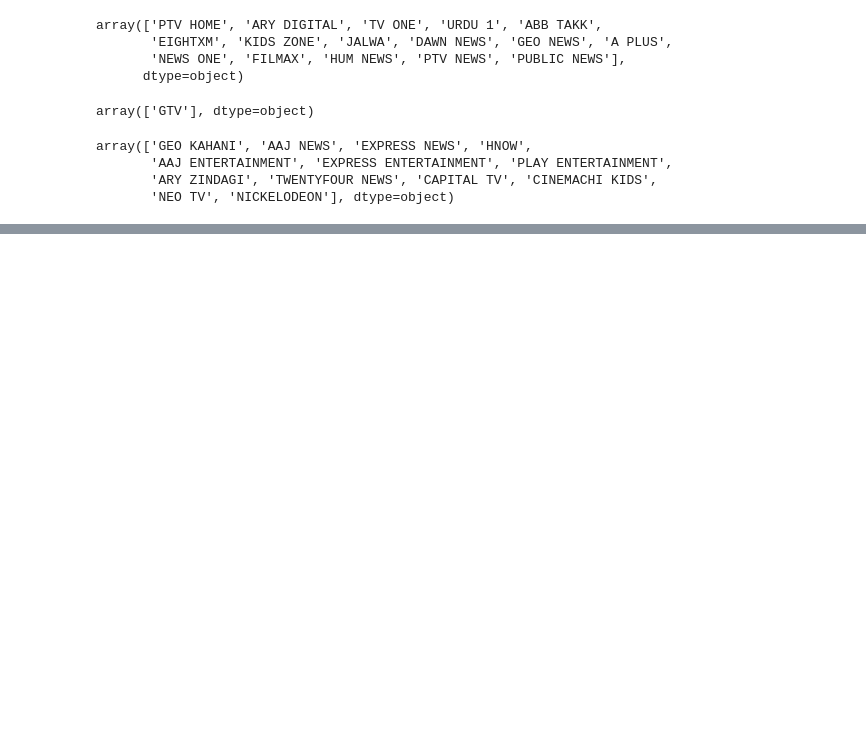
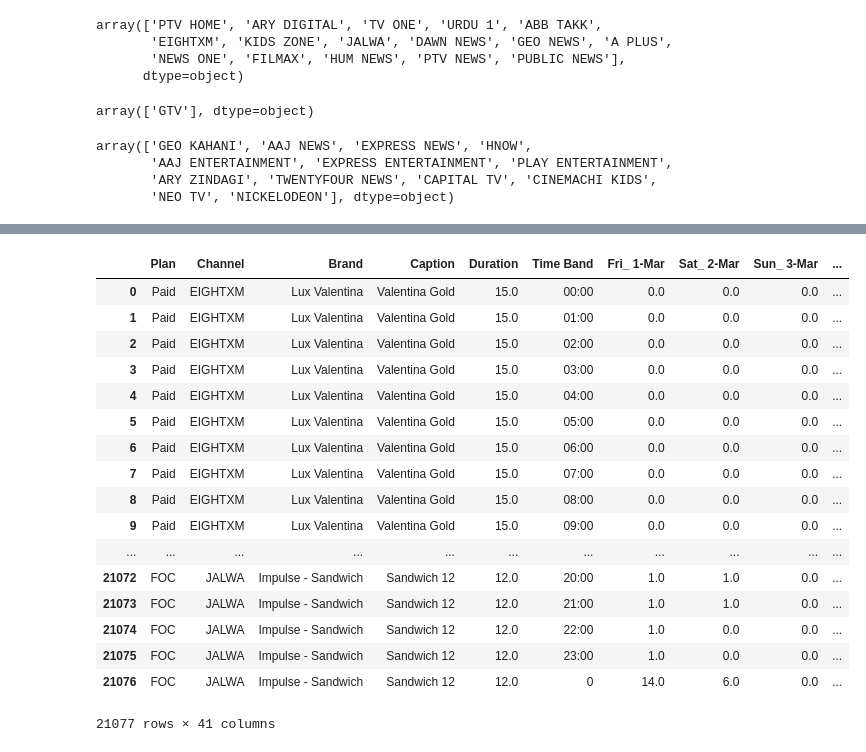
Before and after one commit to Ammar0347/MSypher, a Jupyter notebook: msypher-cloud-testing.ipynb, the cells around one changed output, grey strips where cells are left out. Drawn from its saved outputs; the diff is of its cells as text; code cells hidden in the pictures; blank space fills up the shorter version.

```diff
--- a/msypher-cloud-testing.ipynb
+++ b/msypher-cloud-testing.ipynb
@@ -2,7 +2,7 @@
 import pandas as pd
 from sqlalchemy import create_engine
 import numpy as np
-monthm="February_2019"
+monthm="March_2019"
 # %%
 engine = create_engine('mysql+pymysql://ammarA:ammar123@msyphercloud.cncilz0i4y2d.us-east-1.rds.amazonaws.com:3306/ammardb')
 # %%
@@ -88,4 +109,4 @@ paid_df[paid_df["Channel Name"]=="PTV HOME"]
 | 2504 | Brooke Bond Supreme (Sachet) | Supreme Sachet 2017 25 sec | PTV HOME | 25.0 | 800000.0 | effective | 2019-02-09 | ... |
 # %%
 import sqlite3
-conn = sqlite3.connect("../plan-server-flask/channelsplan.db", timeout=20)
+conn = sqlite3.connect("../plan-server-flask/channelsplan.db", timeout=10)
@@ -95,0 +113,6 @@ len(cprp_df)
+# %%
+# d_f = pd.read_sql_query("select * from "+monthm+"_fullplan_spots_clear;", conn)
+d_f = pd.read_sql_query("select * from "+monthm+"_entry1;", conn)
+# %%
+d_f = d_f[(d_f['Channel Name']=="ATV")]
+d_f
@@ -96,3 +140,25 @@ len(cprp_df)
 # %%
 cprp_df = cprp_df.drop_duplicates(subset=['Channel Name', 'Brand Name'])
 cprp_df.to_sql(monthm+"_entry_cprp", con=conn, if_exists="replace")
+# %%
+d_f = d_f.drop(['index'],axis=1)
+d_f
+# %% [output]
+|  | Plan | Channel | Brand | Caption | Duration | Time Band | Fri_ 1-Mar | Sat_ 2-Mar | Sun_ 3-Mar | ... |
+| 0 | Paid | EIGHTXM | Lux Valentina | Valentina Gold | 15.0 | 00:00 | 0.0 | 0.0 | 0.0 | ... |
+| 1 | Paid | EIGHTXM | Lux Valentina | Valentina Gold | 15.0 | 01:00 | 0.0 | 0.0 | 0.0 | ... |
+| 2 | Paid | EIGHTXM | Lux Valentina | Valentina Gold | 15.0 | 02:00 | 0.0 | 0.0 | 0.0 | ... |
+| 3 | Paid | EIGHTXM | Lux Valentina | Valentina Gold | 15.0 | 03:00 | 0.0 | 0.0 | 0.0 | ... |
+| 4 | Paid | EIGHTXM | Lux Valentina | Valentina Gold | 15.0 | 04:00 | 0.0 | 0.0 | 0.0 | ... |
+| 5 | Paid | EIGHTXM | Lux Valentina | Valentina Gold | 15.0 | 05:00 | 0.0 | 0.0 | 0.0 | ... |
+| 6 | Paid | EIGHTXM | Lux Valentina | Valentina Gold | 15.0 | 06:00 | 0.0 | 0.0 | 0.0 | ... |
+| 7 | Paid | EIGHTXM | Lux Valentina | Valentina Gold | 15.0 | 07:00 | 0.0 | 0.0 | 0.0 | ... |
+| 8 | Paid | EIGHTXM | Lux Valentina | Valentina Gold | 15.0 | 08:00 | 0.0 | 0.0 | 0.0 | ... |
+| 9 | Paid | EIGHTXM | Lux Valentina | Valentina Gold | 15.0 | 09:00 | 0.0 | 0.0 | 0.0 | ... |
+| ... | ... | ... | ... | ... | ... | ... | ... | ... | ... | ... |
+| 21072 | FOC | JALWA | Impulse - Sandwich | Sandwich 12 | 12.0 | 20:00 | 1.0 | 1.0 | 0.0 | ... |
+| 21073 | FOC | JALWA | Impulse - Sandwich | Sandwich 12 | 12.0 | 21:00 | 1.0 | 1.0 | 0.0 | ... |
+| 21074 | FOC | JALWA | Impulse - Sandwich | Sandwich 12 | 12.0 | 22:00 | 1.0 | 0.0 | 0.0 | ... |
+| 21075 | FOC | JALWA | Impulse - Sandwich | Sandwich 12 | 12.0 | 23:00 | 1.0 | 0.0 | 0.0 | ... |
+| 21076 | FOC | JALWA | Impulse - Sandwich | Sandwich 12 | 12.0 | 0 | 14.0 | 6.0 | 0.0 | ... |
+21077 rows × 41 columns
```
Also changed, not shown: parts of 8 cells of this notebook, 1 other file.
